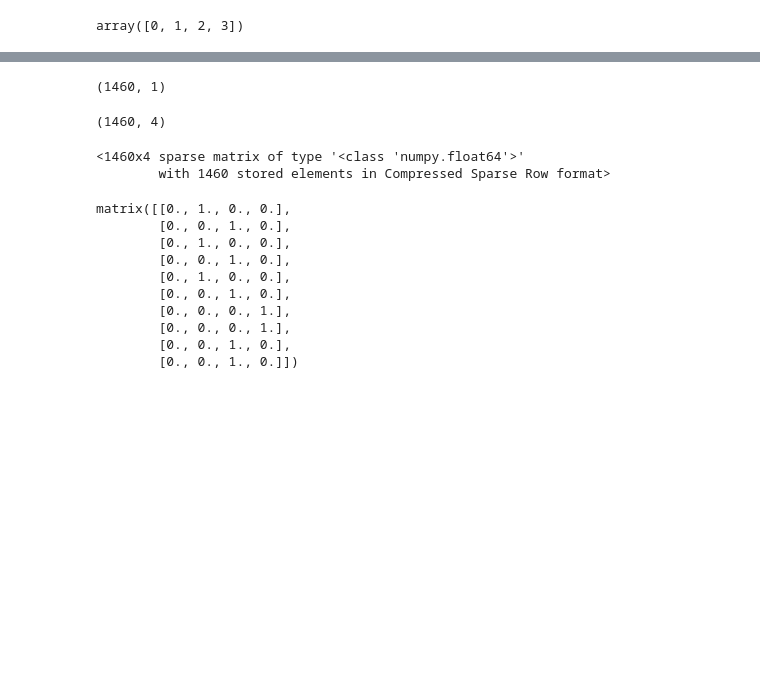
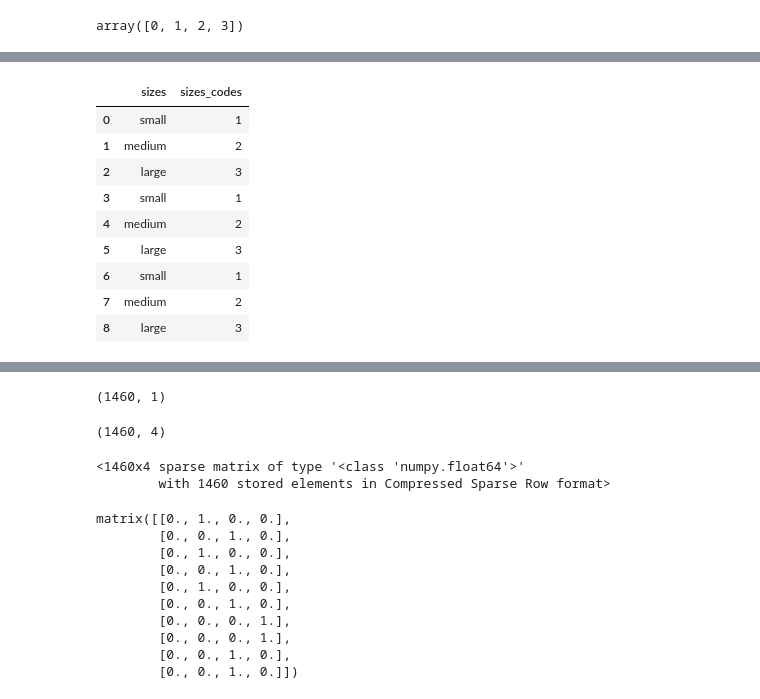
Before and after one commit to ugapanyuk/ml_course_2022, a Jupyter notebook: common/notebooks/missing/handling_missing_norm.ipynb, the cells around one changed output, grey strips where cells are left out. Cells and saved outputs as stored; diff of their text form; code cells hidden in the pictures; blank space fills up the shorter version.

```diff
--- a/common/notebooks/missing/handling_missing_norm.ipynb
+++ b/common/notebooks/missing/handling_missing_norm.ipynb
@@ -393,0 +519,14 @@ array(['BrkCmn', 'BrkFace', 'None', 'Stone'], dtype=object)
+# %%
+pd_sizes['sizes_codes'] = pd_sizes['sizes'].map({'small':1, 'medium':2, 'large':3})
+pd_sizes
+# %% [output]
+|  | sizes | sizes_codes |
+| 0 | small | 1 |
+| 1 | medium | 2 |
+| 2 | large | 3 |
+| 3 | small | 1 |
+| 4 | medium | 2 |
+| 5 | large | 3 |
+| 6 | small | 1 |
+| 7 | medium | 2 |
+| 8 | large | 3 |
```
Also changed, not shown: parts of 27 cells of this notebook, 1 other file.
